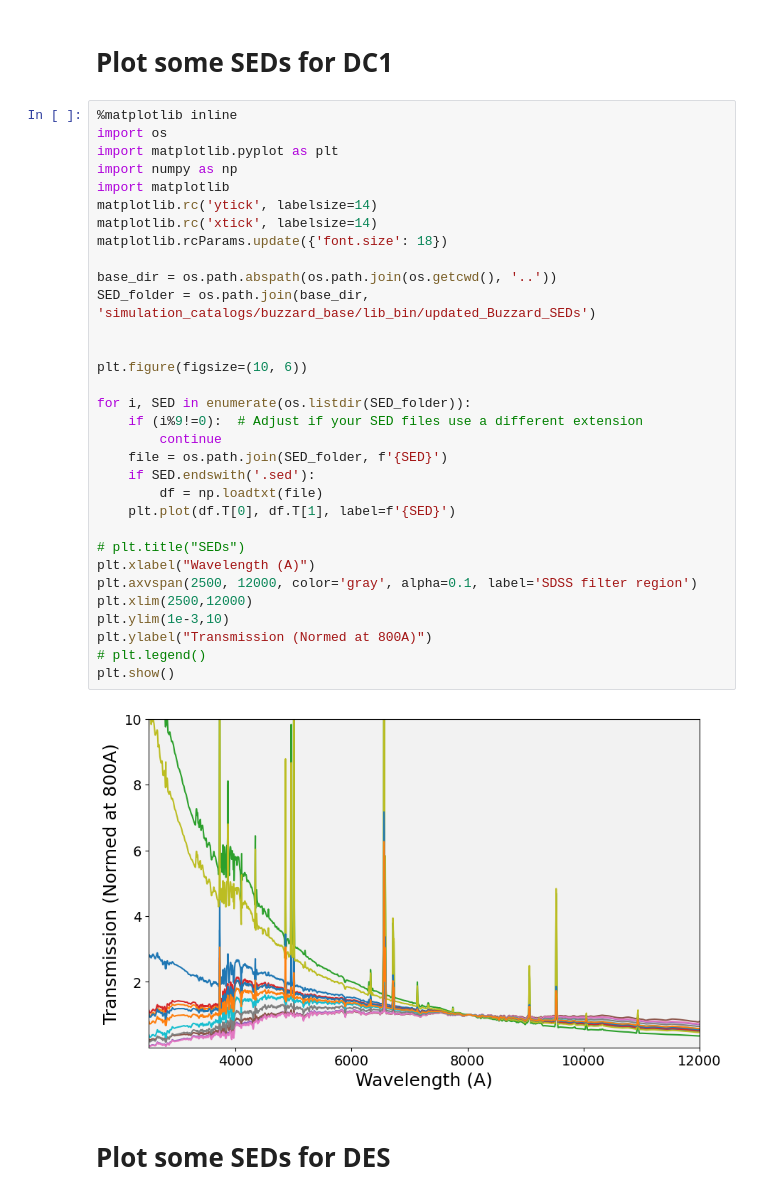
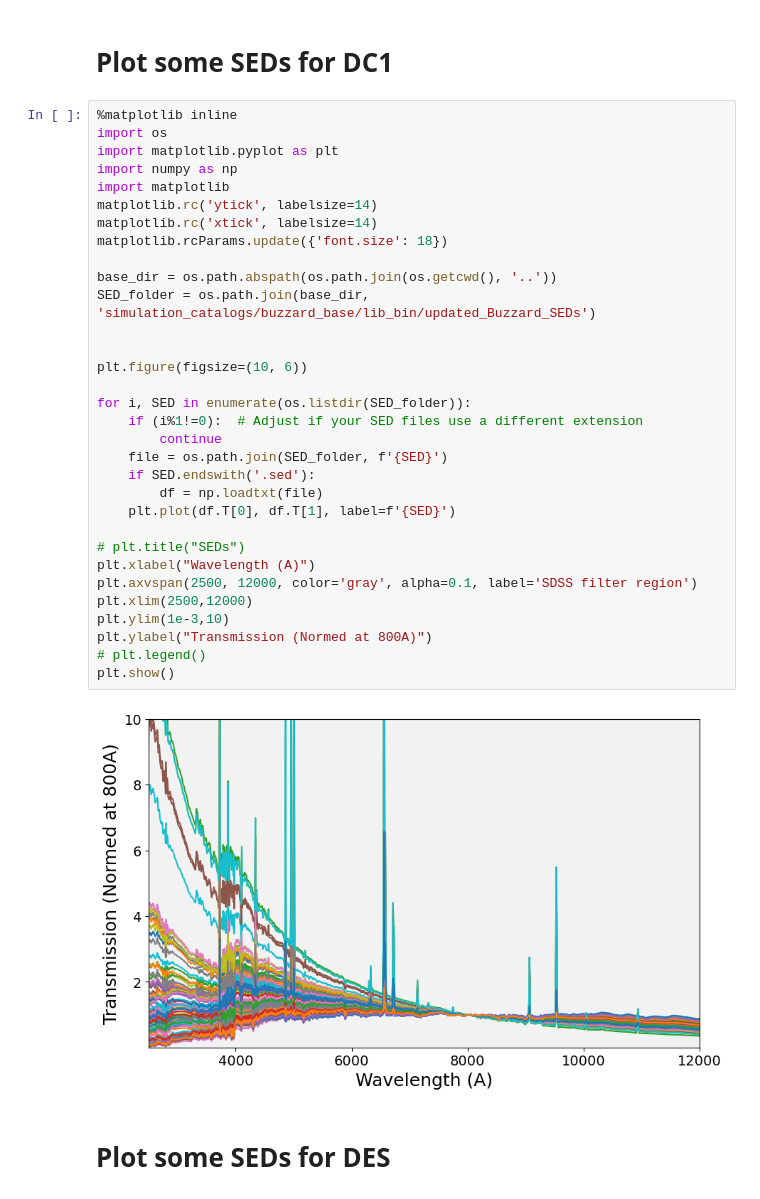
Before and after one commit to lephare-photoz/lephare, a Jupyter notebook: training_stats/notebooks/plot_SEDs.ipynb, the cells around one changed output. Drawn from its saved outputs; the diff is of its cells as text.

```diff
--- a/training_stats/notebooks/plot_SEDs.ipynb
+++ b/training_stats/notebooks/plot_SEDs.ipynb
@@ -5,35 +5,35 @@
 import os
 import matplotlib.pyplot as plt
 import numpy as np
 import matplotlib
 matplotlib.rc('ytick', labelsize=14)
 matplotlib.rc('xtick', labelsize=14)
 matplotlib.rcParams.update({'font.size': 18})
 
 base_dir = os.path.abspath(os.path.join(os.getcwd(), '..'))
 SED_folder = os.path.join(base_dir, 'simulation_catalogs/buzzard_base/lib_bin/updated_Buzzard_SEDs')
 
 
 plt.figure(figsize=(10, 6))
 
 for i, SED in enumerate(os.listdir(SED_folder)):
-    if (i%9!=0):  # Adjust if your SED files use a different extension
+    if (i%1!=0):  # Adjust if your SED files use a different extension
         continue
     file = os.path.join(SED_folder, f'{SED}')
     if SED.endswith('.sed'):
         df = np.loadtxt(file)
     plt.plot(df.T[0], df.T[1], label=f'{SED}')
 
 # plt.title("SEDs")
 plt.xlabel("Wavelength (A)")
 plt.axvspan(2500, 12000, color='gray', alpha=0.1, label='SDSS filter region')
 plt.xlim(2500,12000)
 plt.ylim(1e-3,10)
 plt.ylabel("Transmission (Normed at 800A)")
 # plt.legend()
 plt.show()
 # %% [output]
-[figure, old version]
+[figure, new version]
 # %% [markdown]
 # Plot some SEDs for DES
 # %%
```
Also changed, not shown: 9 other files.
